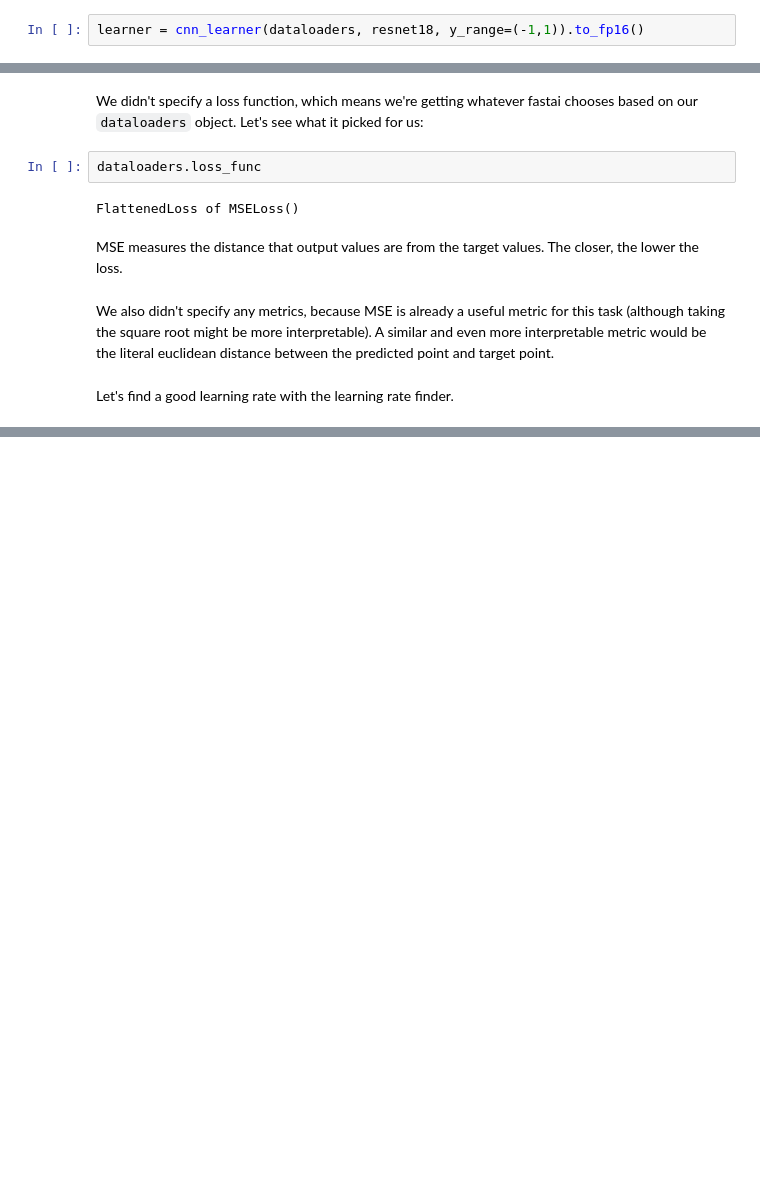
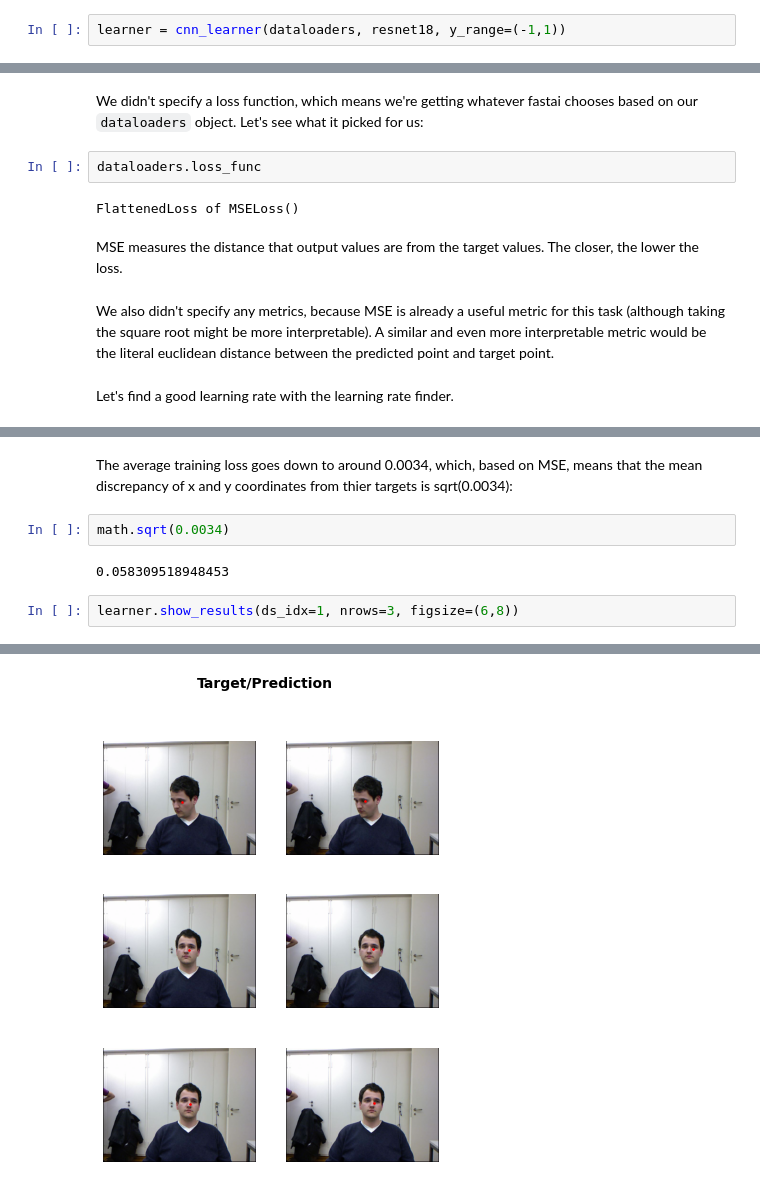
Before and after one commit to dqna64/fastbook-experimental, a Jupyter notebook: 06-2.ipynb, the cells around one changed output, grey strips where cells are left out. Drawn from its saved outputs; the diff is of its cells as text; blank space fills up the shorter version.

```diff
--- a/06-2.ipynb
+++ b/06-2.ipynb
@@ -86,6 +86,6 @@ TensorPoint([[0.1673, 0.4587]], device='cuda:0')
 # %% [markdown]
 When we specify with `y_range` that the coordinates are within range `[-1, 1]`, the `Learner` will implement a `sigmoid_range` mapping the neural net's outputs (range `[-inf, inf]`) to the specified range using the sigmoid function.
 # %%
-learner = cnn_learner(dataloaders, resnet18, y_range=(-1,1)).to_fp16()
+learner = cnn_learner(dataloaders, resnet18, y_range=(-1,1))
 # %%
 def sigmoid_range(x, lo, hi): return torch.sigmoid(x) * (hi-lo) + lo
@@ -112,0 +129,9 @@ RuntimeError: CUDA out of memory. Tried to allocate 20.00 MiB (GPU 0; 7.94 GiB t
+# %% [markdown]
+The average training loss goes down to around 0.0034, which, based on MSE, means that the mean discrepancy of x and y coordinates from thier targets is sqrt(0.0034):
+# %%
+math.sqrt(0.0034)
+# %% [output]
+0.058309518948453
+# %%
+learner.show_results(ds_idx=1, nrows=3, figsize=(6,8))
+# %% [output]
@@ -112,0 +139 @@ RuntimeError: CUDA out of memory. Tried to allocate 20.00 MiB (GPU 0; 7.94 GiB t
+[figure, added]
```
Also changed, not shown: parts of 9 cells of this notebook.
